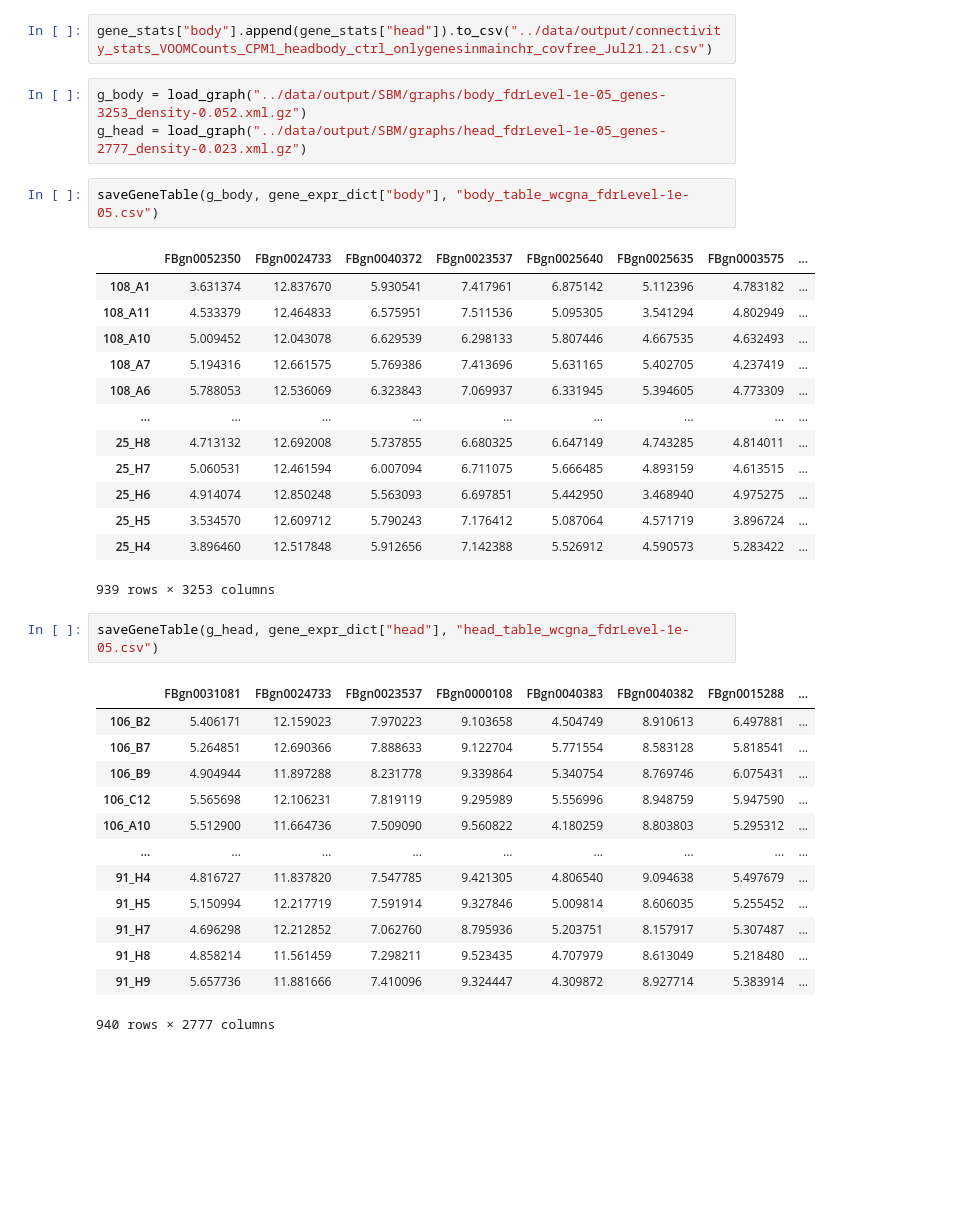
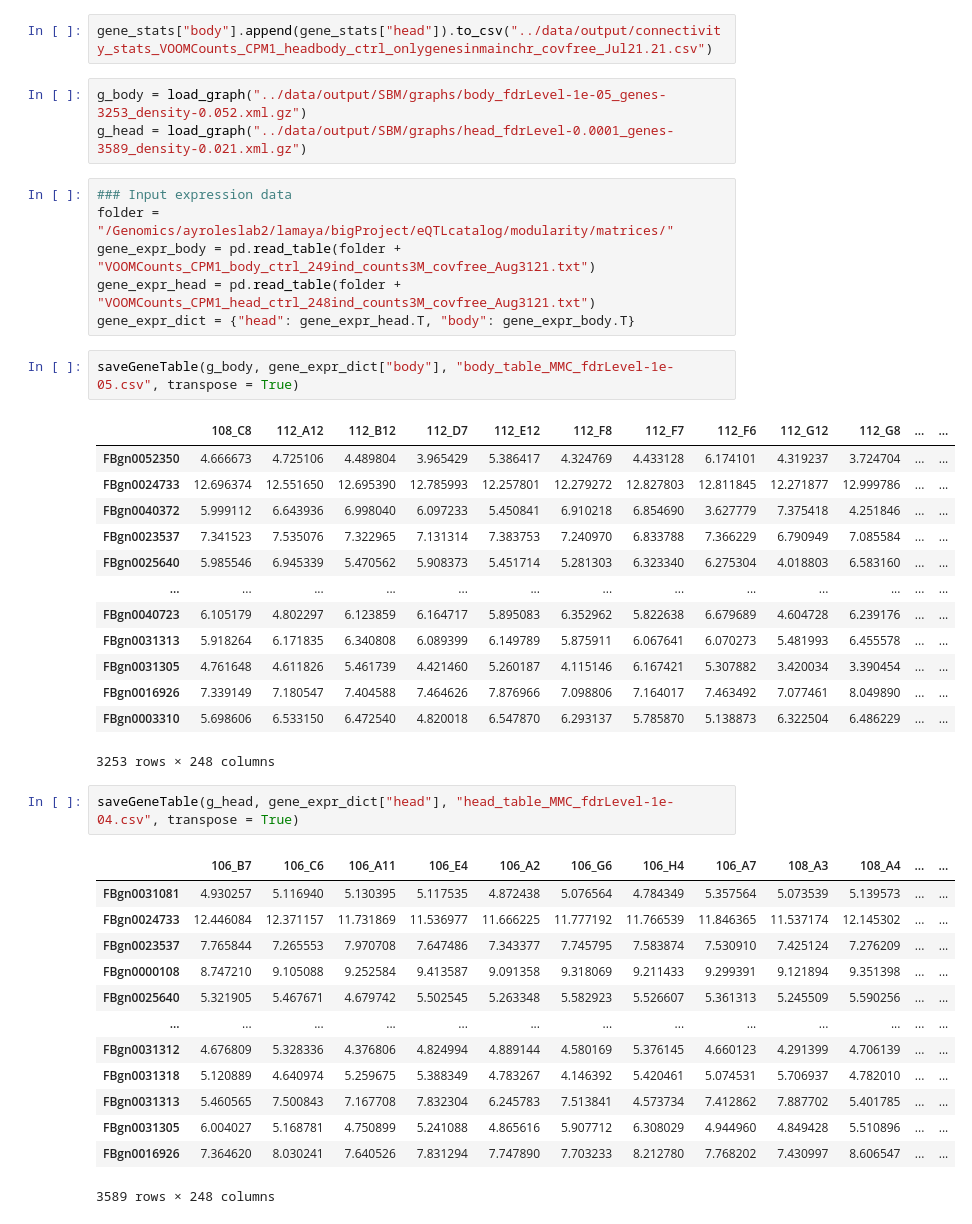
Before and after one commit to diogro/NEX-HS_C-GxE, a Jupyter notebook: SBM/Control-BodyHead - NetworkStats.ipynb, the cells around one changed output. Cells and saved outputs as stored; diff of their text form; blank space fills up the shorter version.

```diff
--- a/SBM/Control-BodyHead - NetworkStats.ipynb
+++ b/SBM/Control-BodyHead - NetworkStats.ipynb
@@ -120,36 +141,42 @@ gene_stats["body"].append(gene_stats["head"])
 gene_stats["body"].append(gene_stats["head"]).to_csv("../data/output/connectivity_stats_VOOMCounts_CPM1_headbody_ctrl_onlygenesinmainchr_covfree_Jul21.21.csv")
 # %%
 g_body = load_graph("../data/output/SBM/graphs/body_fdrLevel-1e-05_genes-3253_density-0.052.xml.gz")
-g_head = load_graph("../data/output/SBM/graphs/head_fdrLevel-1e-05_genes-2777_density-0.023.xml.gz")
+g_head = load_graph("../data/output/SBM/graphs/head_fdrLevel-0.0001_genes-3589_density-0.021.xml.gz")
+# %%
+### Input expression data
+folder = "/Genomics/ayroleslab2/lamaya/bigProject/eQTLcatalog/modularity/matrices/"
+gene_expr_body = pd.read_table(folder + "VOOMCounts_CPM1_body_ctrl_249ind_counts3M_covfree_Aug3121.txt")
+gene_expr_head = pd.read_table(folder + "VOOMCounts_CPM1_head_ctrl_248ind_counts3M_covfree_Aug3121.txt")
+gene_expr_dict = {"head": gene_expr_head.T, "body": gene_expr_body.T}
 # %%
-saveGeneTable(g_body, gene_expr_dict["body"], "body_table_wcgna_fdrLevel-1e-05.csv")
+saveGeneTable(g_body, gene_expr_dict["body"], "body_table_MMC_fdrLevel-1e-05.csv", transpose = True)
 # %% [output]
-|  | FBgn0052350 | FBgn0024733 | FBgn0040372 | FBgn0023537 | FBgn0025640 | FBgn0025635 | FBgn0003575 | ... |
-| 108_A1 | 3.631374 | 12.837670 | 5.930541 | 7.417961 | 6.875142 | 5.112396 | 4.783182 | ... |
-| 108_A11 | 4.533379 | 12.464833 | 6.575951 | 7.511536 | 5.095305 | 3.541294 | 4.802949 | ... |
-| 108_A10 | 5.009452 | 12.043078 | 6.629539 | 6.298133 | 5.807446 | 4.667535 | 4.632493 | ... |
-| 108_A7 | 5.194316 | 12.661575 | 5.769386 | 7.413696 | 5.631165 | 5.402705 | 4.237419 | ... |
-| 108_A6 | 5.788053 | 12.536069 | 6.323843 | 7.069937 | 6.331945 | 5.394605 | 4.773309 | ... |
-| ... | ... | ... | ... | ... | ... | ... | ... | ... |
-| 25_H8 | 4.713132 | 12.692008 | 5.737855 | 6.680325 | 6.647149 | 4.743285 | 4.814011 | ... |
-| 25_H7 | 5.060531 | 12.461594 | 6.007094 | 6.711075 | 5.666485 | 4.893159 | 4.613515 | ... |
-| 25_H6 | 4.914074 | 12.850248 | 5.563093 | 6.697851 | 5.442950 | 3.468940 | 4.975275 | ... |
-| 25_H5 | 3.534570 | 12.609712 | 5.790243 | 7.176412 | 5.087064 | 4.571719 | 3.896724 | ... |
-| 25_H4 | 3.896460 | 12.517848 | 5.912656 | 7.142388 | 5.526912 | 4.590573 | 5.283422 | ... |
+|  | 108_C8 | 112_A12 | 112_B12 | 112_D7 | 112_E12 | 112_F8 | 112_F7 | 112_F6 | 112_G12 | 112_G8 | ... | ... |
+| FBgn0052350 | 4.666673 | 4.725106 | 4.489804 | 3.965429 | 5.386417 | 4.324769 | 4.433128 | 6.174101 | 4.319237 | 3.724704 | ... | ... |
+| FBgn0024733 | 12.696374 | 12.551650 | 12.695390 | 12.785993 | 12.257801 | 12.279272 | 12.827803 | 12.811845 | 12.271877 | 12.999786 | ... | ... |
+| FBgn0040372 | 5.999112 | 6.643936 | 6.998040 | 6.097233 | 5.450841 | 6.910218 | 6.854690 | 3.627779 | 7.375418 | 4.251846 | ... | ... |
+| FBgn0023537 | 7.341523 | 7.535076 | 7.322965 | 7.131314 | 7.383753 | 7.240970 | 6.833788 | 7.366229 | 6.790949 | 7.085584 | ... | ... |
+| FBgn0025640 | 5.985546 | 6.945339 | 5.470562 | 5.908373 | 5.451714 | 5.281303 | 6.323340 | 6.275304 | 4.018803 | 6.583160 | ... | ... |
+| ... | ... | ... | ... | ... | ... | ... | ... | ... | ... | ... | ... | ... |
+| FBgn0040723 | 6.105179 | 4.802297 | 6.123859 | 6.164717 | 5.895083 | 6.352962 | 5.822638 | 6.679689 | 4.604728 | 6.239176 | ... | ... |
+| FBgn0031313 | 5.918264 | 6.171835 | 6.340808 | 6.089399 | 6.149789 | 5.875911 | 6.067641 | 6.070273 | 5.481993 | 6.455578 | ... | ... |
+| FBgn0031305 | 4.761648 | 4.611826 | 5.461739 | 4.421460 | 5.260187 | 4.115146 | 6.167421 | 5.307882 | 3.420034 | 3.390454 | ... | ... |
+| FBgn0016926 | 7.339149 | 7.180547 | 7.404588 | 7.464626 | 7.876966 | 7.098806 | 7.164017 | 7.463492 | 7.077461 | 8.049890 | ... | ... |
+| FBgn0003310 | 5.698606 | 6.533150 | 6.472540 | 4.820018 | 6.547870 | 6.293137 | 5.785870 | 5.138873 | 6.322504 | 6.486229 | ... | ... |
-939 rows × 3253 columns
+3253 rows × 248 columns
 # %%
-saveGeneTable(g_head, gene_expr_dict["head"], "head_table_wcgna_fdrLevel-1e-05.csv")
+saveGeneTable(g_head, gene_expr_dict["head"], "head_table_MMC_fdrLevel-1e-04.csv", transpose = True)
 # %% [output]
-|  | FBgn0031081 | FBgn0024733 | FBgn0023537 | FBgn0000108 | FBgn0040383 | FBgn0040382 | FBgn0015288 | ... |
-| 106_B2 | 5.406171 | 12.159023 | 7.970223 | 9.103658 | 4.504749 | 8.910613 | 6.497881 | ... |
-| 106_B7 | 5.264851 | 12.690366 | 7.888633 | 9.122704 | 5.771554 | 8.583128 | 5.818541 | ... |
-| 106_B9 | 4.904944 | 11.897288 | 8.231778 | 9.339864 | 5.340754 | 8.769746 | 6.075431 | ... |
-| 106_C12 | 5.565698 | 12.106231 | 7.819119 | 9.295989 | 5.556996 | 8.948759 | 5.947590 | ... |
-| 106_A10 | 5.512900 | 11.664736 | 7.509090 | 9.560822 | 4.180259 | 8.803803 | 5.295312 | ... |
-| ... | ... | ... | ... | ... | ... | ... | ... | ... |
-| 91_H4 | 4.816727 | 11.837820 | 7.547785 | 9.421305 | 4.806540 | 9.094638 | 5.497679 | ... |
-| 91_H5 | 5.150994 | 12.217719 | 7.591914 | 9.327846 | 5.009814 | 8.606035 | 5.255452 | ... |
-| 91_H7 | 4.696298 | 12.212852 | 7.062760 | 8.795936 | 5.203751 | 8.157917 | 5.307487 | ... |
-| 91_H8 | 4.858214 | 11.561459 | 7.298211 | 9.523435 | 4.707979 | 8.613049 | 5.218480 | ... |
-| 91_H9 | 5.657736 | 11.881666 | 7.410096 | 9.324447 | 4.309872 | 8.927714 | 5.383914 | ... |
+|  | 106_B7 | 106_C6 | 106_A11 | 106_E4 | 106_A2 | 106_G6 | 106_H4 | 106_A7 | 108_A3 | 108_A4 | ... | ... |
+| FBgn0031081 | 4.930257 | 5.116940 | 5.130395 | 5.117535 | 4.872438 | 5.076564 | 4.784349 | 5.357564 | 5.073539 | 5.139573 | ... | ... |
+| FBgn0024733 | 12.446084 | 12.371157 | 11.731869 | 11.536977 | 11.666225 | 11.777192 | 11.766539 | 11.846365 | 11.537174 | 12.145302 | ... | ... |
+| FBgn0023537 | 7.765844 | 7.265553 | 7.970708 | 7.647486 | 7.343377 | 7.745795 | 7.583874 | 7.530910 | 7.425124 | 7.276209 | ... | ... |
+| FBgn0000108 | 8.747210 | 9.105088 | 9.252584 | 9.413587 | 9.091358 | 9.318069 | 9.211433 | 9.299391 | 9.121894 | 9.351398 | ... | ... |
+| FBgn0025640 | 5.321905 | 5.467671 | 4.679742 | 5.502545 | 5.263348 | 5.582923 | 5.526607 | 5.361313 | 5.245509 | 5.590256 | ... | ... |
+| ... | ... | ... | ... | ... | ... | ... | ... | ... | ... | ... | ... | ... |
+| FBgn0031312 | 4.676809 | 5.328336 | 4.376806 | 4.824994 | 4.889144 | 4.580169 | 5.376145 | 4.660123 | 4.291399 | 4.706139 | ... | ... |
+| FBgn0031318 | 5.120889 | 4.640974 | 5.259675 | 5.388349 | 4.783267 | 4.146392 | 5.420461 | 5.074531 | 5.706937 | 4.782010 | ... | ... |
+| FBgn0031313 | 5.460565 | 7.500843 | 7.167708 | 7.832304 | 6.245783 | 7.513841 | 4.573734 | 7.412862 | 7.887702 | 5.401785 | ... | ... |
+| FBgn0031305 | 6.004027 | 5.168781 | 4.750899 | 5.241088 | 4.865616 | 5.907712 | 6.308029 | 4.944960 | 4.849428 | 5.510896 | ... | ... |
+| FBgn0016926 | 7.364620 | 8.030241 | 7.640526 | 7.831294 | 7.747890 | 7.703233 | 8.212780 | 7.768202 | 7.430997 | 8.606547 | ... | ... |
-940 rows × 2777 columns
+3589 rows × 248 columns
```
Also changed, not shown: parts of 4 cells of this notebook, 5 other files.
